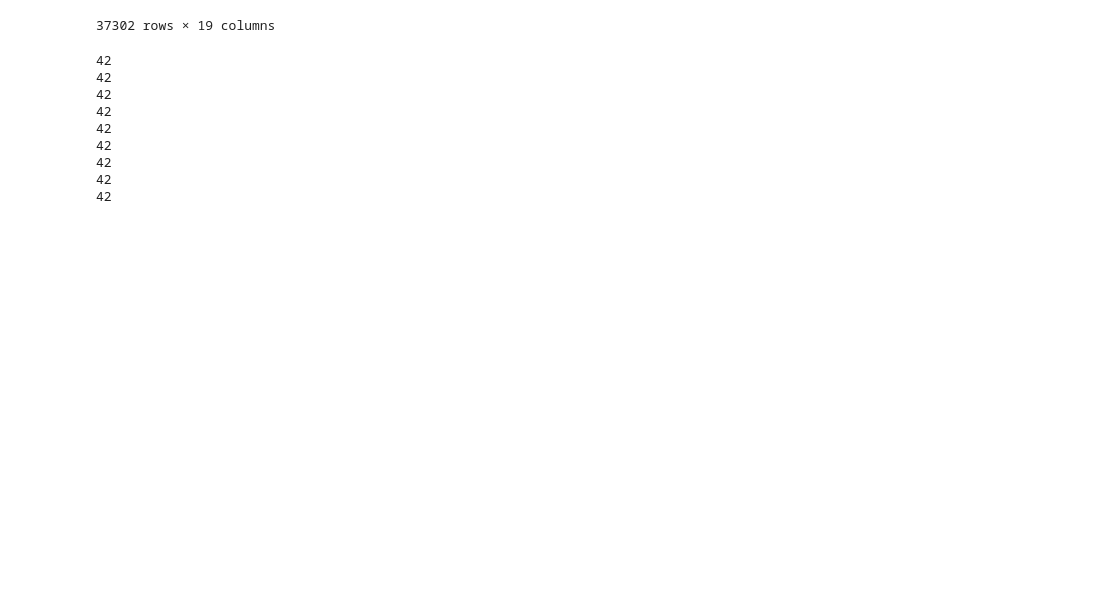
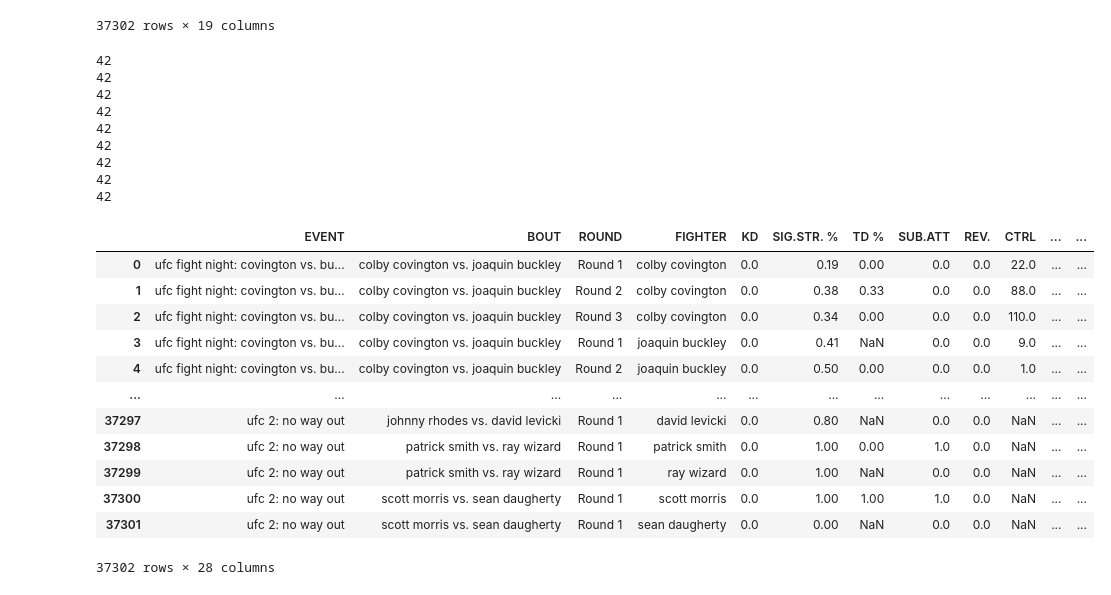
Before and after one commit to aduy2408/UFC-Matches-Analysis, a Jupyter notebook: ufc_fight_stats.ipynb, the cells around one changed output. Saved outputs shown, nothing was run; the diff lists cells and outputs as text; code cells hidden in the pictures; blank space fills up the shorter version.

```diff
--- a/ufc_fight_stats.ipynb
+++ b/ufc_fight_stats.ipynb
@@ -3,5 +3,5 @@ import numpy as np
 import pandas as pd
 from datetime import datetime
 # %%
-df_fight_stats = pd.read_csv('ufc_fight_stats.csv')
-df_ufc_fighter_tott = pd.read_csv('ufc_fighter_tott.csv')
+df_fight_stats = pd.read_csv('/home/duyle/Documents/VSC/Project_DAP391/og_dataset/ufc_fight_stats.csv')
+df_ufc_fighter_tott = pd.read_csv('/home/duyle/Documents/VSC/Project_DAP391/og_dataset/ufc_fighter_tott.csv')
@@ -82,5 +80,21 @@ df_fight_stats['SIG.STR. %'] = df_fight_stats['SIG.STR. %'].replace('---', 0).st
 df_fight_stats['TD %'] = df_fight_stats['TD %'].fillna(0)
 df_fight_stats['SIG.STR. %'] = df_fight_stats['SIG.STR. %'].fillna(0)
 df_fight_stats['CTRL'] = df_fight_stats['CTRL'].fillna(0)
+# %%
+df_fight_stats
+# %% [output]
+|  | EVENT | BOUT | ROUND | FIGHTER | KD | SIG.STR. % | TD % | SUB.ATT | REV. | CTRL | ... | ... |
+| 0 | ufc fight night: covington vs. bu... | colby covington vs. joaquin buckley | Round 1 | colby covington | 0.0 | 0.19 | 0.00 | 0.0 | 0.0 | 22.0 | ... | ... |
+| 1 | ufc fight night: covington vs. bu... | colby covington vs. joaquin buckley | Round 2 | colby covington | 0.0 | 0.38 | 0.33 | 0.0 | 0.0 | 88.0 | ... | ... |
+| 2 | ufc fight night: covington vs. bu... | colby covington vs. joaquin buckley | Round 3 | colby covington | 0.0 | 0.34 | 0.00 | 0.0 | 0.0 | 110.0 | ... | ... |
+| 3 | ufc fight night: covington vs. bu... | colby covington vs. joaquin buckley | Round 1 | joaquin buckley | 0.0 | 0.41 | NaN | 0.0 | 0.0 | 9.0 | ... | ... |
+| 4 | ufc fight night: covington vs. bu... | colby covington vs. joaquin buckley | Round 2 | joaquin buckley | 0.0 | 0.50 | 0.00 | 0.0 | 0.0 | 1.0 | ... | ... |
+| ... | ... | ... | ... | ... | ... | ... | ... | ... | ... | ... | ... | ... |
+| 37297 | ufc 2: no way out | johnny rhodes vs. david levicki | Round 1 | david levicki | 0.0 | 0.80 | NaN | 0.0 | 0.0 | NaN | ... | ... |
+| 37298 | ufc 2: no way out | patrick smith vs. ray wizard | Round 1 | patrick smith | 0.0 | 1.00 | 0.00 | 1.0 | 0.0 | NaN | ... | ... |
+| 37299 | ufc 2: no way out | patrick smith vs. ray wizard | Round 1 | ray wizard | 0.0 | 1.00 | NaN | 0.0 | 0.0 | NaN | ... | ... |
+| 37300 | ufc 2: no way out | scott morris vs. sean daugherty | Round 1 | scott morris | 0.0 | 1.00 | 1.00 | 1.0 | 0.0 | NaN | ... | ... |
+| 37301 | ufc 2: no way out | scott morris vs. sean daugherty | Round 1 | sean daugherty | 0.0 | 0.00 | NaN | 0.0 | 0.0 | NaN | ... | ... |
+37302 rows × 28 columns
 # %%
 df_fight_stats.to_csv('ufc_fight_stats_processed.csv',index=False)
```
Also changed, not shown: parts of 1 cell of this notebook, 13 other files.
